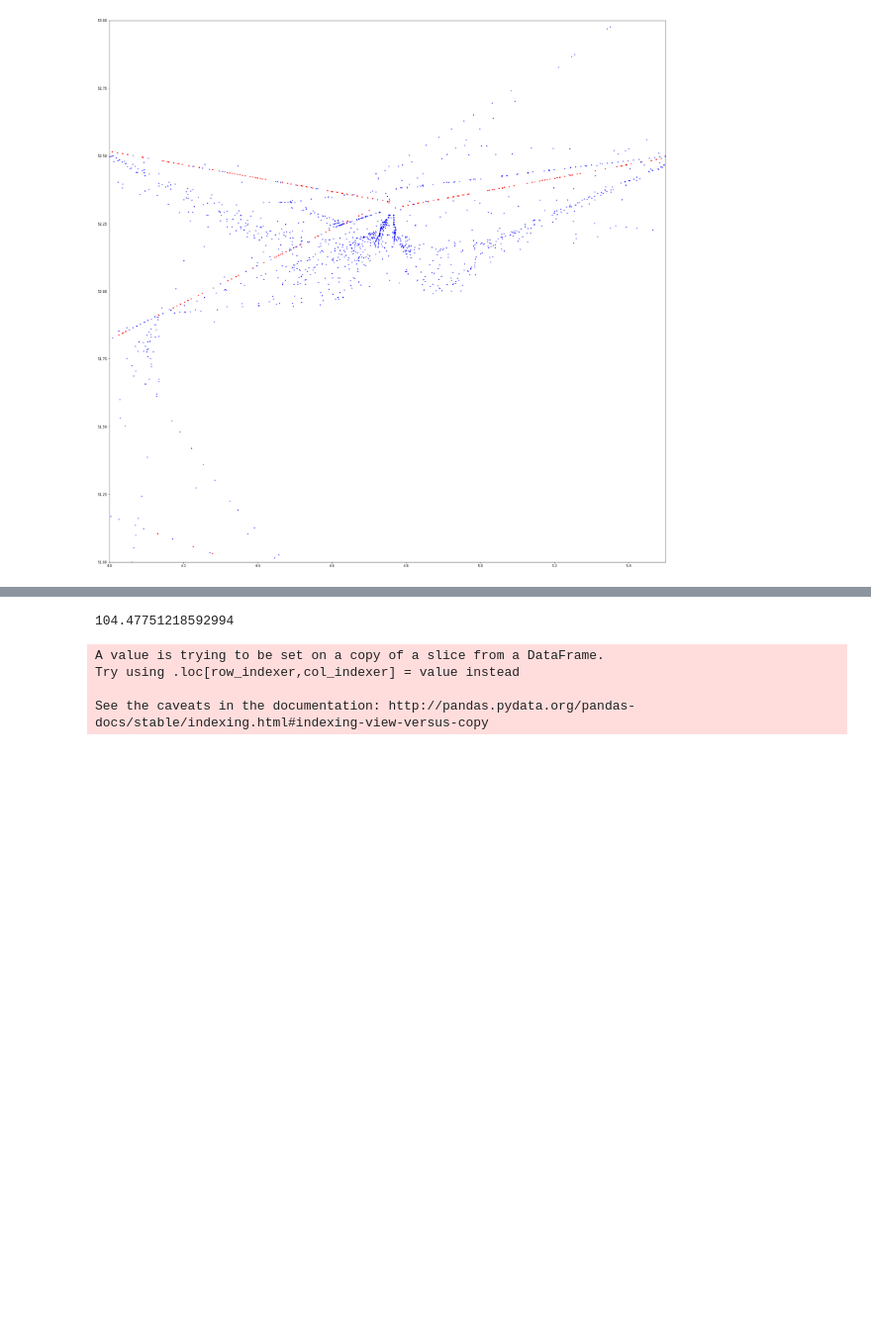
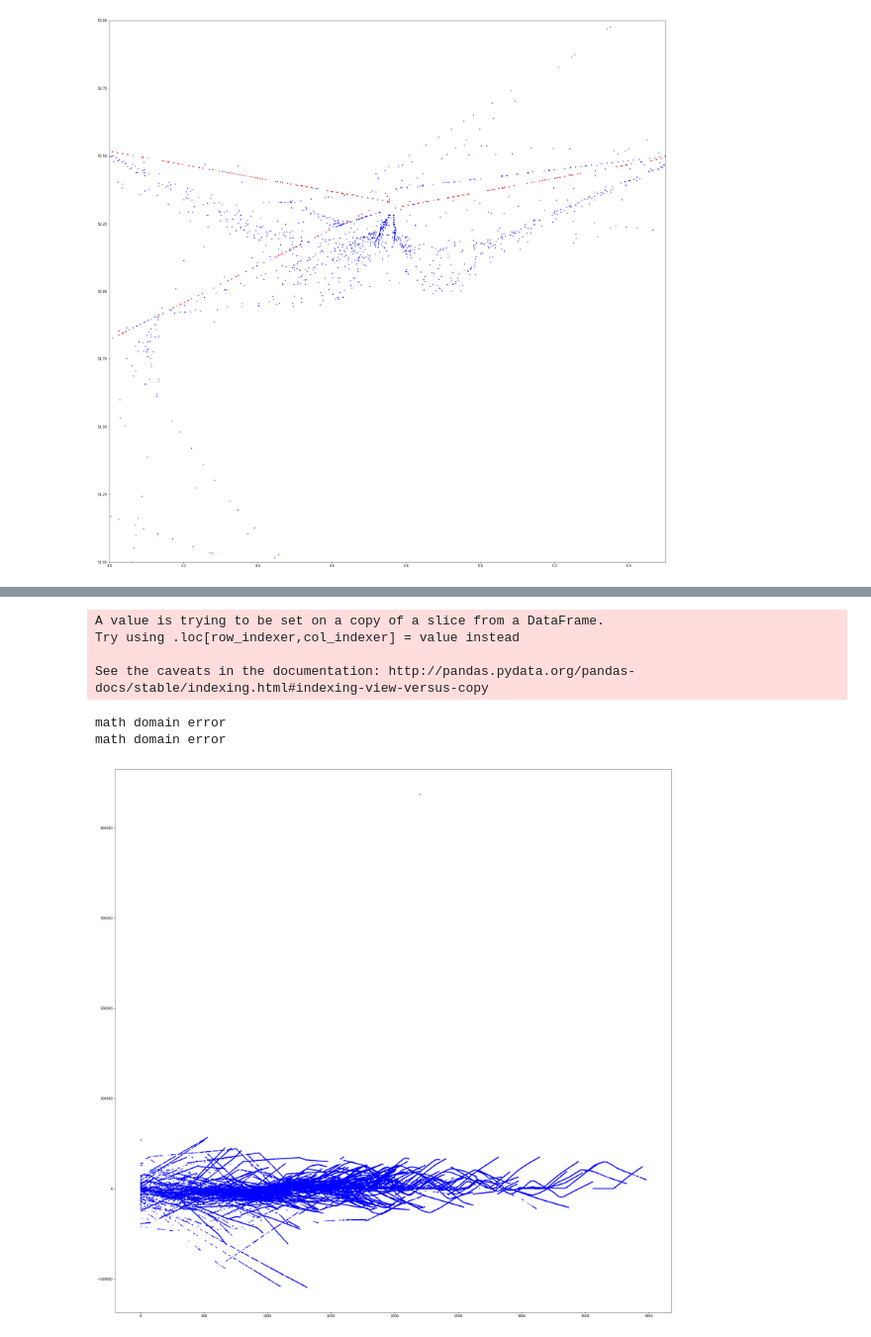
Before and after one commit to vpereboom/trajectory-prediction-toolbox, a Jupyter notebook: notebooks/DDR2_data_parsing.ipynb, the cells around one changed output, grey strips where cells are left out. Shown: that part at 99% size. Cells and saved outputs as stored; diff of their text form; code cells hidden in the pictures; blank space fills up the shorter version.

Commit message:
Bug fixes and additional work on integration of route waypoints

```diff
--- a/notebooks/DDR2_data_parsing.ipynb
+++ b/notebooks/DDR2_data_parsing.ipynb
@@ -129,6 +100 @@ len(col_adsb.distinct("callsign"))
-# %%
-import math
-math.degrees(math.acos(-0.25))
-# %% [output]
-104.47751218592994
 # %%
@@ -257,16 +412,57 @@ def add_waypoints(flight_df, route_wps):
-# %%
-x = col_combi.find_one({})
-a = pd.DataFrame(x['adsb'])
-d = pd.DataFrame(x['ddr2'])
-
-dc = d[['ep_seg_b','lat_seg_b', 'lon_seg_b']]
-ac = a[['ts','lat','lon']]
-
-dc['wps'] = list(zip(dc.lat_seg_b, dc.lon_seg_b))
-# %% [output]
-A value is trying to be set on a copy of a slice from a DataFrame.
-Try using .loc[row_indexer,col_indexer] = value instead
-
-See the caveats in the documentation: http://pandas.pydata.org/pandas-docs/stable/indexing.html#indexing-view-versus-copy
-# %%
-df = add_waypoints(ac, dc['wps'])
+# %%
+import matplotlib.pyplot as plt
+
+proj_dct = {}
+plt.figure(figsize=(30,30))
+bin_cte = []
+
+for x in col_combi.find({}):
+    a = pd.DataFrame(x['adsb'])
+    d = pd.DataFrame(x['ddr2'])
+
+    dc = d[['ep_seg_b','lat_seg_b', 'lon_seg_b']]
+    ac = a[['ts','lat','lon']]
+
+    dc['wps'] = list(zip(dc.lat_seg_b, dc.lon_seg_b))
+    try:
+        df = add_waypoints_v2(ac, dc['wps'])
+    except Exception as e:
+        print(e)
+        continue
+
+    df[['curr_lat', 'curr_lon']] = df['curr_wp'].apply(pd.Series)
+    df[['next_lat', 'next_lon']] = df['next_wp'].apply(pd.Series)
+    df[['last_lat', 'last_lon']] = df['last_wp'].apply(pd.Series)
+
+    cte_arr = []
+    ate_arr = []
+    tte_arr = []
+
+    fl_dd = pd.DataFrame()
+
+    for ii, r in df.iterrows():
+
+        cte, ate, tte = calc_track_errors(r['last_wp'], r['curr_wp'], r['wp_ac'])
+        cte_arr.append(cte)
+        ate_arr.append(ate)
+        tte_arr.append(tte)
+
+
+    fl_dd['cte'] = cte_arr
+    fl_dd['ate'] = ate_arr
+    fl_dd['tte'] = tte_arr
+    fl_dd['time_proj'] = df['ts'] - df['ts'].min()
+
+    bin_cte.extend(cte_arr)
+
+    plt.scatter(fl_dd['time_proj'],fl_dd['cte'],s=2, c='b')
+
+plt.show()
+# %% [output]
+A value is trying to be set on a copy of a slice from a DataFrame.
+Try using .loc[row_indexer,col_indexer] = value instead
+
+See the caveats in the documentation: http://pandas.pydata.org/pandas-docs/stable/indexing.html#indexing-view-versus-copy
+math domain error
+math domain error
+[figure, added]
```
Also changed, not shown: parts of 21 cells of this notebook, 2 other files.
